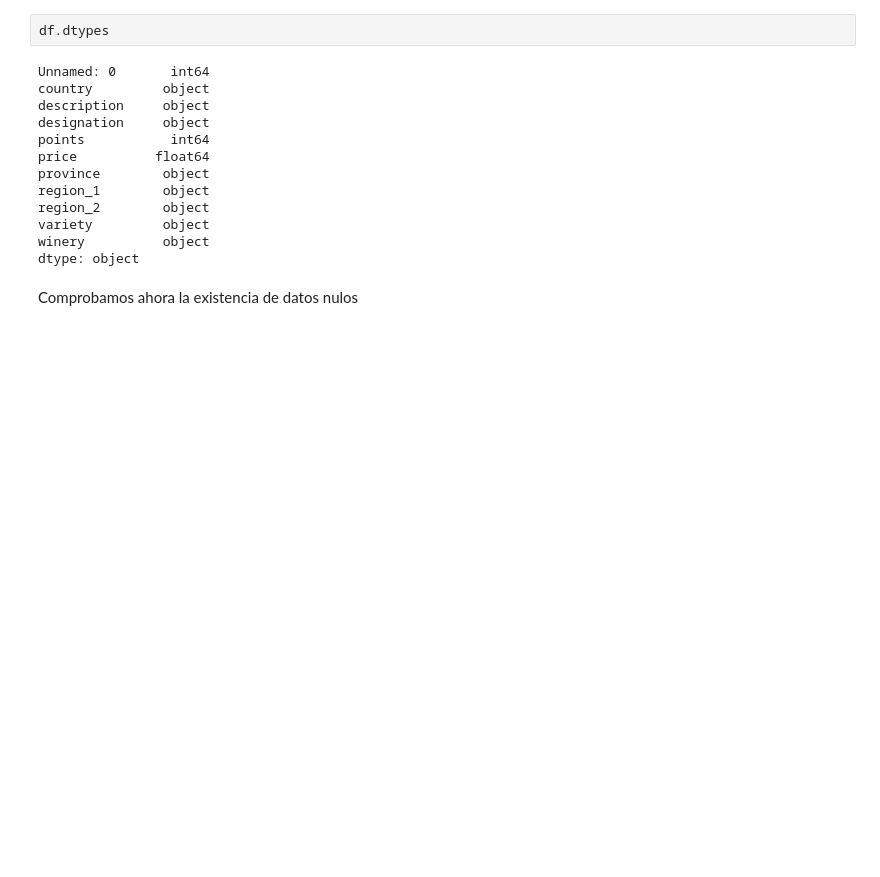
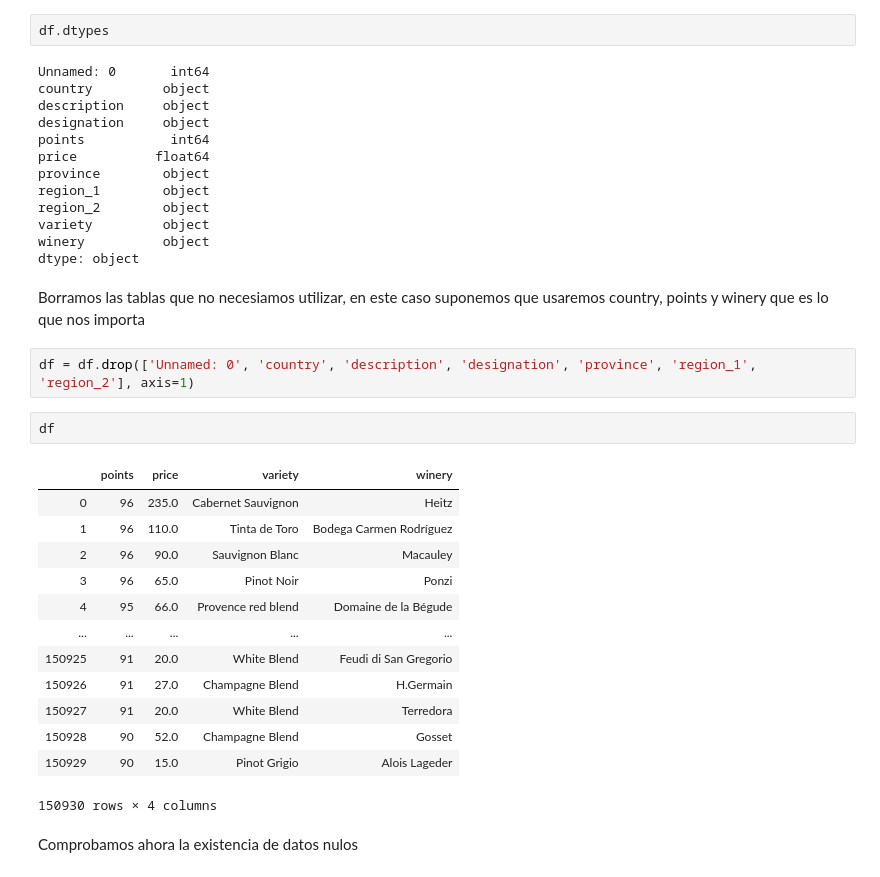
Before and after one commit to angelgct05/mineria-de-datos, a Jupyter notebook: Tarea 2/Tarea 2.ipynb, the cells around one changed output. Drawn from its saved outputs; the diff is of its cells as text; blank space fills up the shorter version.

```diff
--- a/Tarea 2/Tarea 2.ipynb
+++ b/Tarea 2/Tarea 2.ipynb
@@ -40,6 +48,26 @@ region_2        object
 variety         object
 winery          object
 dtype: object
+# %% [markdown]
+Borramos las tablas que no necesiamos utilizar, en este caso suponemos que usaremos country, points y winery que es lo que nos importa
+# %%
+df = df.drop(['Unnamed: 0', 'country', 'description', 'designation', 'province', 'region_1', 'region_2'], axis=1)
+# %%
+df
+# %% [output]
+|  | points | price | variety | winery |
+| 0 | 96 | 235.0 | Cabernet Sauvignon | Heitz |
+| 1 | 96 | 110.0 | Tinta de Toro | Bodega Carmen Rodríguez |
+| 2 | 96 | 90.0 | Sauvignon Blanc | Macauley |
+| 3 | 96 | 65.0 | Pinot Noir | Ponzi |
+| 4 | 95 | 66.0 | Provence red blend | Domaine de la Bégude |
+| ... | ... | ... | ... | ... |
+| 150925 | 91 | 20.0 | White Blend | Feudi di San Gregorio |
+| 150926 | 91 | 27.0 | Champagne Blend | H.Germain |
+| 150927 | 91 | 20.0 | White Blend | Terredora |
+| 150928 | 90 | 52.0 | Champagne Blend | Gosset |
+| 150929 | 90 | 15.0 | Pinot Grigio | Alois Lageder |
+150930 rows × 4 columns
 # %% [markdown]
 Comprobamos ahora la existencia de datos nulos
 # %%
```
Also changed, not shown: parts of 13 cells of this notebook.
